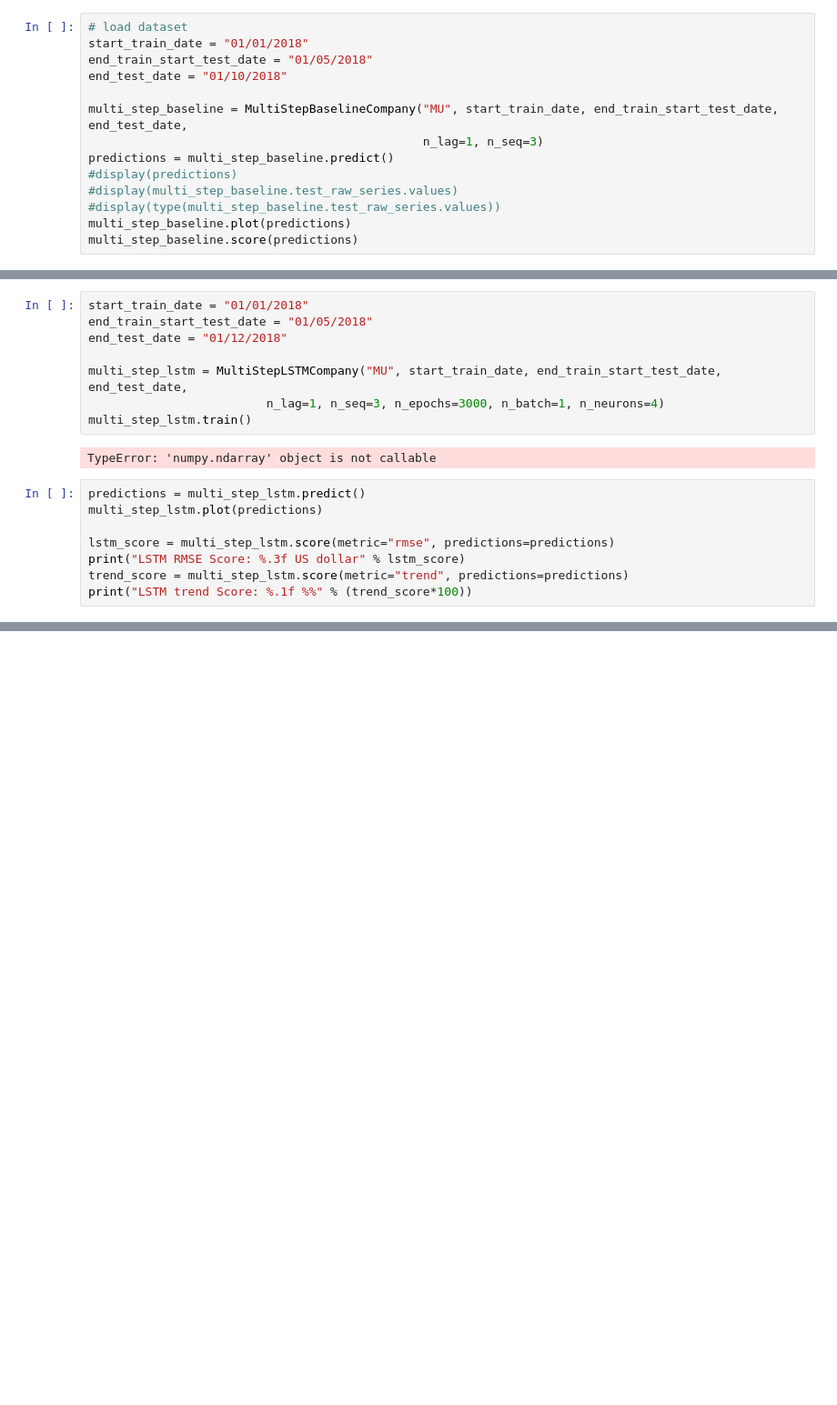
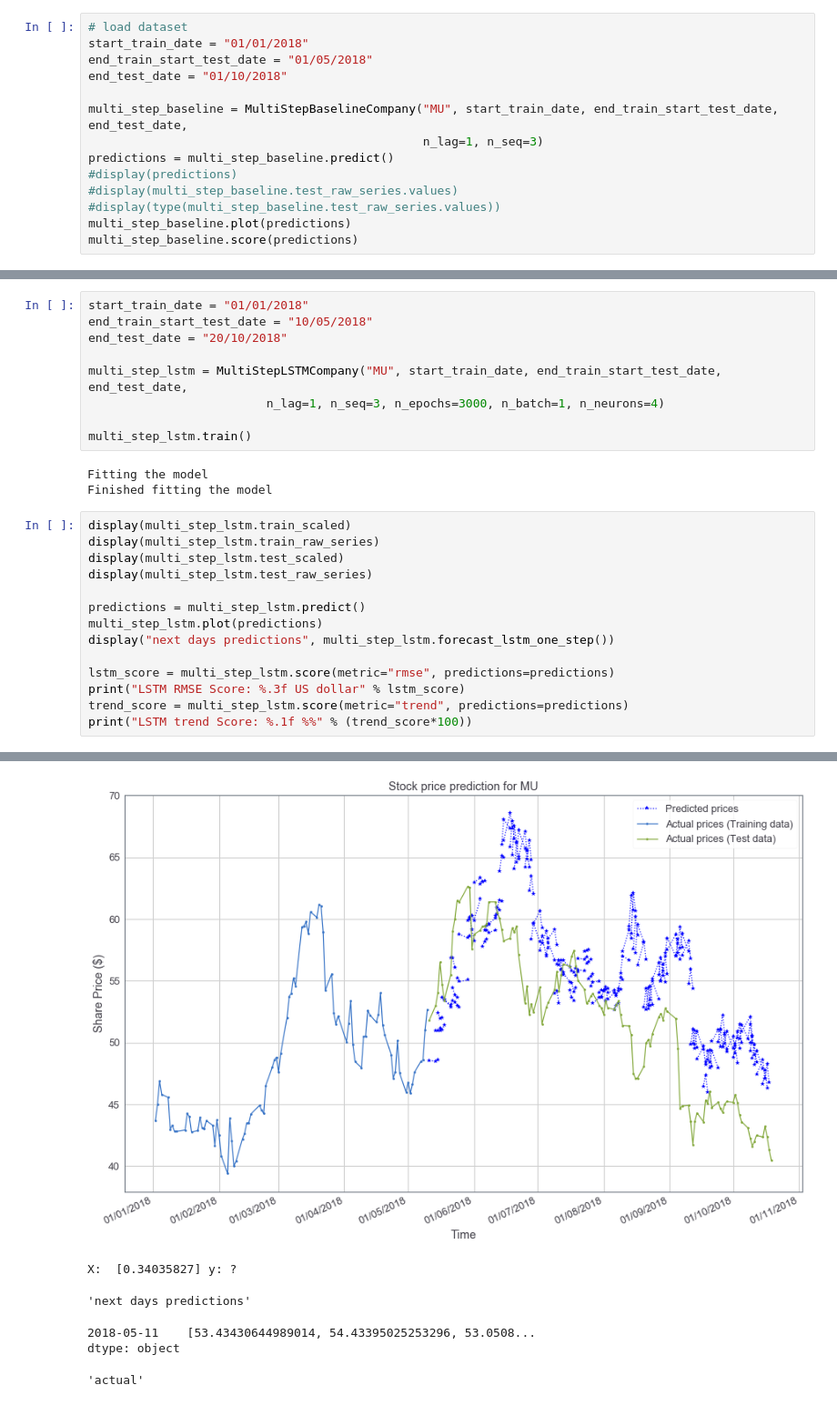
Before and after one commit to FinnZC/Stock-AI, a Jupyter notebook: code/Main.ipynb, the cells around one changed output, grey strips where cells are left out. Shown at 91% size. Drawn from its saved outputs; the diff is of its cells as text; blank space fills up the shorter version.

Commit message:
Completed multi_step but the values seems to be too wrong, need to fix that.

```diff
--- a/code/Main.ipynb
+++ b/code/Main.ipynb
@@ -425,18 +505,27 @@ class MultiStepLSTMCompany(Company):
 # %%
 start_train_date = "01/01/2018"
-end_train_start_test_date = "01/05/2018"
-end_test_date = "01/12/2018"
+end_train_start_test_date = "10/05/2018"
+end_test_date = "20/10/2018"
 
 multi_step_lstm = MultiStepLSTMCompany("MU", start_train_date, end_train_start_test_date, end_test_date,
                          n_lag=1, n_seq=3, n_epochs=3000, n_batch=1, n_neurons=4)
+
 multi_step_lstm.train()
 # %% [output]
-TypeError: 'numpy.ndarray' object is not callable
+Fitting the model
+Finished fitting the model
 # %%
+display(multi_step_lstm.train_scaled)
+display(multi_step_lstm.train_raw_series)
+display(multi_step_lstm.test_scaled)
+display(multi_step_lstm.test_raw_series)
+
 predictions = multi_step_lstm.predict()
 multi_step_lstm.plot(predictions)
+display("next days predictions", multi_step_lstm.forecast_lstm_one_step())
 
 lstm_score = multi_step_lstm.score(metric="rmse", predictions=predictions)
 print("LSTM RMSE Score: %.3f US dollar" % lstm_score)
 trend_score = multi_step_lstm.score(metric="trend", predictions=predictions)
 print("LSTM trend Score: %.1f %%" % (trend_score*100))
+# %% [output]
@@ -442,0 +617,6 @@ print("LSTM trend Score: %.1f %%" % (trend_score*100))
+[figure, added]
+X:  [0.34035827] y: ?
+'next days predictions'
+2018-05-11    [53.43430644989014, 54.43395025253296, 53.0508...
+dtype: object
+'actual'
```
Also changed, not shown: parts of 11 cells of this notebook, 2 other files.
